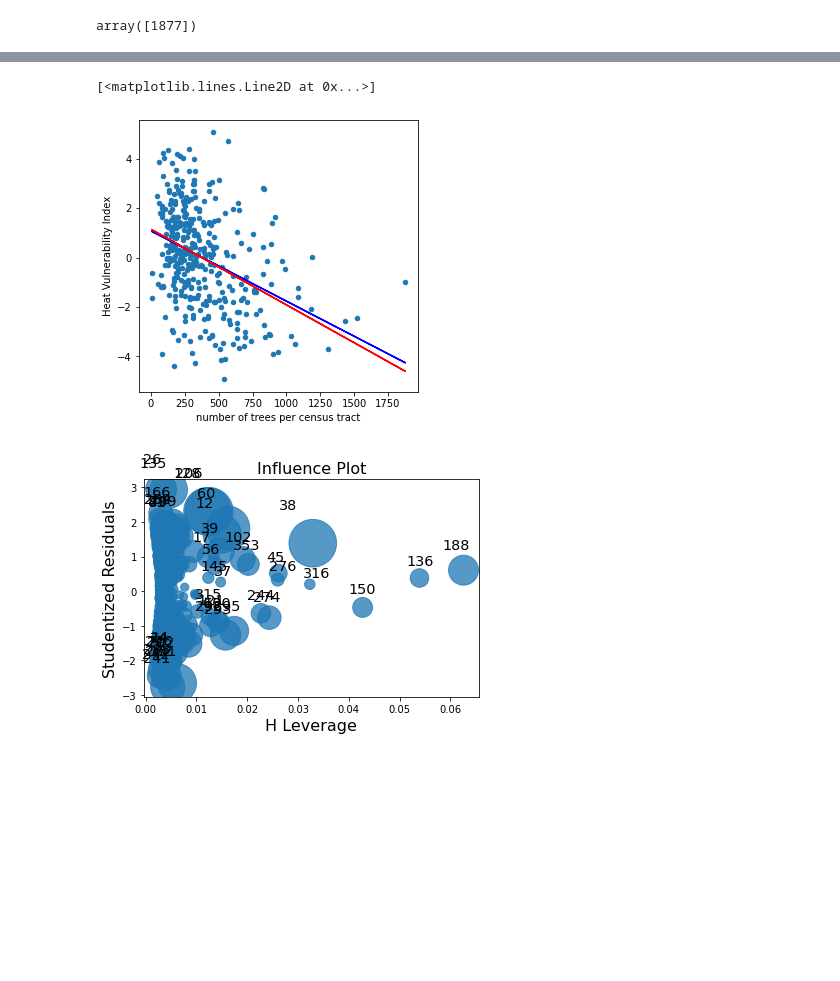
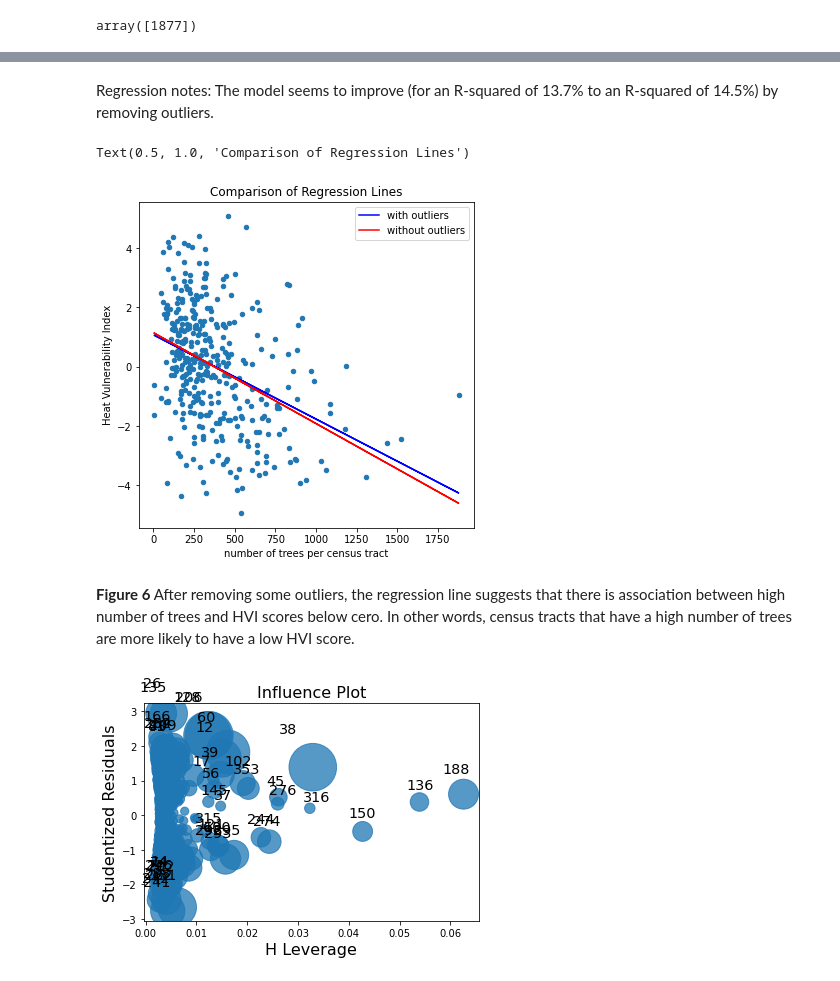
Before and after one commit to ReidelVichot/PUS2022_AirQualPHL, a Jupyter notebook: Final_Models_Regressions_Correlation_RF.ipynb, the cells around one changed output, grey strips where cells are left out. Saved outputs shown, nothing was run; the diff lists cells and outputs as text; code cells hidden in the pictures; blank space fills up the shorter version.

```diff
--- a/Final_Models_Regressions_Correlation_RF.ipynb
+++ b/Final_Models_Regressions_Correlation_RF.ipynb
@@ -156,8 +156,7 @@ fig.show()
 X = heat[['num_trees']].values
 y = heat[["HVI_SCORE"]].values
 
-X2 = sm.add_constant(X)
-est = sm.OLS(y, X2).fit()
+est = sm.OLS(y, sm.add_constant(X)).fit()
 
 print(est.summary())
 # %% [output]
@@ -180,8 +179,6 @@ Notes:
 [1] Standard Errors assume that the covariance matrix of the errors is correctly specified.
 # %% [markdown]
 Number of trees per zip code explains 13.7% of the variation of the
-# %%
-sm.add_constant(X)
 # %%
 #sm.graphics.influence_plot(res);
 #Try this.
@@ -191,7 +188,7 @@ fig, ax = plt.subplots(figsize=(5, 5))
 heat.plot("num_trees", "HVI_SCORE", kind="scatter",ax=ax)
 ax.set_xlabel("number of trees per census tract")
 ax.set_ylabel("Heat Vulnerability Index")
-plt.plot(X, est2.predict(exog=sm.add_constant(X)), "-")
+plt.plot(X, est.predict(exog=sm.add_constant(X)), "-")
 # %% [output]
 [<matplotlib.lines.Line2D at 0x...>]
 [figure]
@@ -229,16 +229,22 @@ Covariance Type:            nonrobust
 
 Notes:
 [1] Standard Errors assume that the covariance matrix of the errors is correctly specified.
+# %% [markdown]
+Regression notes: The model seems to improve (for an R-squared of 13.7% to an R-squared of 14.5%) by removing outliers.
 # %%
-fig, ax = plt.subplots(figsize=(5, 5))
+fig, ax = plt.subplots(figsize=(6, 6))
 heat.plot("num_trees", "HVI_SCORE", kind="scatter",ax=ax, legend= True)
 ax.set_xlabel("number of trees per census tract")
 ax.set_ylabel("Heat Vulnerability Index")
 plt.plot(X, est.predict(exog=sm.add_constant(X)), "-", c="b", label="with outliers")
 plt.plot(X, est_no.predict(exog=sm.add_constant(X)), "-", c="r", label="without outliers")
+ax.legend()
+ax.set_title("Comparison of Regression Lines")
 # %% [output]
-[<matplotlib.lines.Line2D at 0x...>]
+Text(0.5, 1.0, 'Comparison of Regression Lines')
-[figure, old version]
+[figure, new version]
+# %% [markdown]
+**Figure 6** After removing some outliers, the regression line suggests that there is association between high number of trees and HVI scores below cero. In other words, census tracts that have a high number of trees are more likely to have a low HVI score.
 # %%
 sm.graphics.influence_plot(est_no);
 # %% [output]
```
Also changed, not shown: parts of 50 cells of this notebook.
